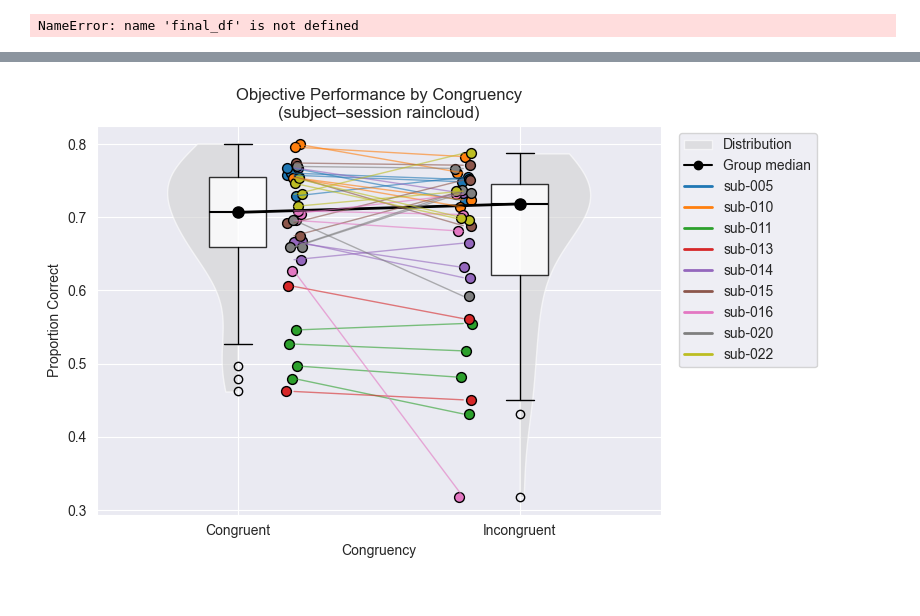
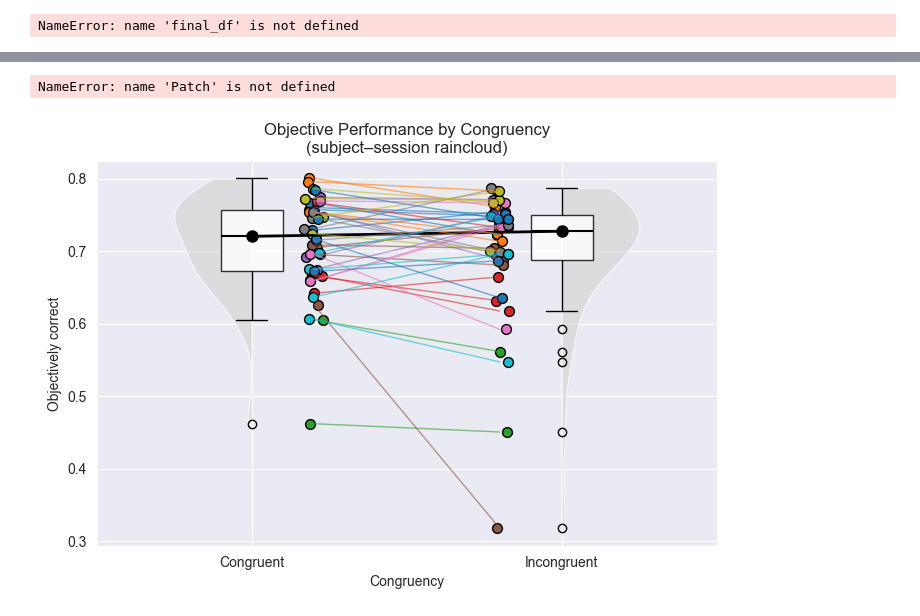
Before and after one commit to carla-coca/my-random-progress-thesis, a Jupyter notebook: Analyses_categorization+modelling.ipynb, the cells around one changed output, grey strips where cells are left out. Saved outputs shown, nothing was run; the diff lists cells and outputs as text; code cells hidden in the pictures.

Commit message:
subject updates

```diff
--- a/Analyses_categorization+modelling.ipynb
+++ b/Analyses_categorization+modelling.ipynb
@@ -151,7 +151,7 @@ else:
 # stimuli_type and probability_condition are intertiwned to calculate switch; we are looking at within comparisons of categories so we need to take both into account, this is also why the order is relevant
 # %%
 base_folder = "/Volumes/project/3025011.02/raw/"
-selected_subjects = ["sub-005", "sub-010", "sub-011", "sub-013", "sub-014","sub-015", "sub-016", "sub-020","sub-022"]
+selected_subjects = ["sub-005", "sub-010", "sub-013", "sub-014","sub-015", "sub-016", "sub-020","sub-022", "sub-023","sub-025","sub-028"]
 
 all_data = []
 
@@ -840,35 +939,36 @@ for subj in subjects:
     sub = perf_df[perf_df.subject==subj]
     for sess in sub.session.unique():
         row = sub[sub.session==sess]
         y1 = row.loc[row.congruency_response=='congruent', 'perf'].iloc[0]
         y2 = row.loc[row.congruency_response=='incongruent', 'perf'].iloc[0]
         ax.plot(jitter_x, [y1,y2], color=colors[subj], alpha=0.6, lw=1)
         x1 = jitter_x[0] + np.random.uniform(-0.03,0.03)
         x2 = jitter_x[1] + np.random.uniform(-0.03,0.03)
         ax.scatter(x1, y1, color=colors[subj], edgecolor='k', s=50,
                    label=subj if sess==sub.session.unique()[0] else "")
         ax.scatter(x2, y2, color=colors[subj], edgecolor='k', s=50)
 
 # final formatting
 ax.set_xticks(x_base)
 ax.set_xticklabels([c.capitalize() for c in conds])
-ax.set_ylabel('Proportion Correct')
+ax.set_ylabel('Objectively correct')
 ax.set_xlabel('Congruency')
 ax.set_title('Objective Performance by Congruency\n(subject–session raincloud)')
 
 # build legend
 handles = [
     Patch(facecolor='lightgray', label='Distribution', alpha=0.6),
     Line2D([0],[0], color='k', marker='o', label='Group median')
 ]
 for subj in subjects:
     handles.append(Line2D([0],[0], color=colors[subj], lw=2, label=subj))
 ax.legend(handles=handles, bbox_to_anchor=(1.02,1), loc='upper left')
 
 plt.tight_layout()
 plt.show()
 # %% [output]
+NameError: name 'Patch' is not defined
-[figure, old version]
+[figure, new version]
 # %%
 import pandas as pd
 import numpy as np
```
Also changed, not shown: parts of 14 cells of this notebook.
